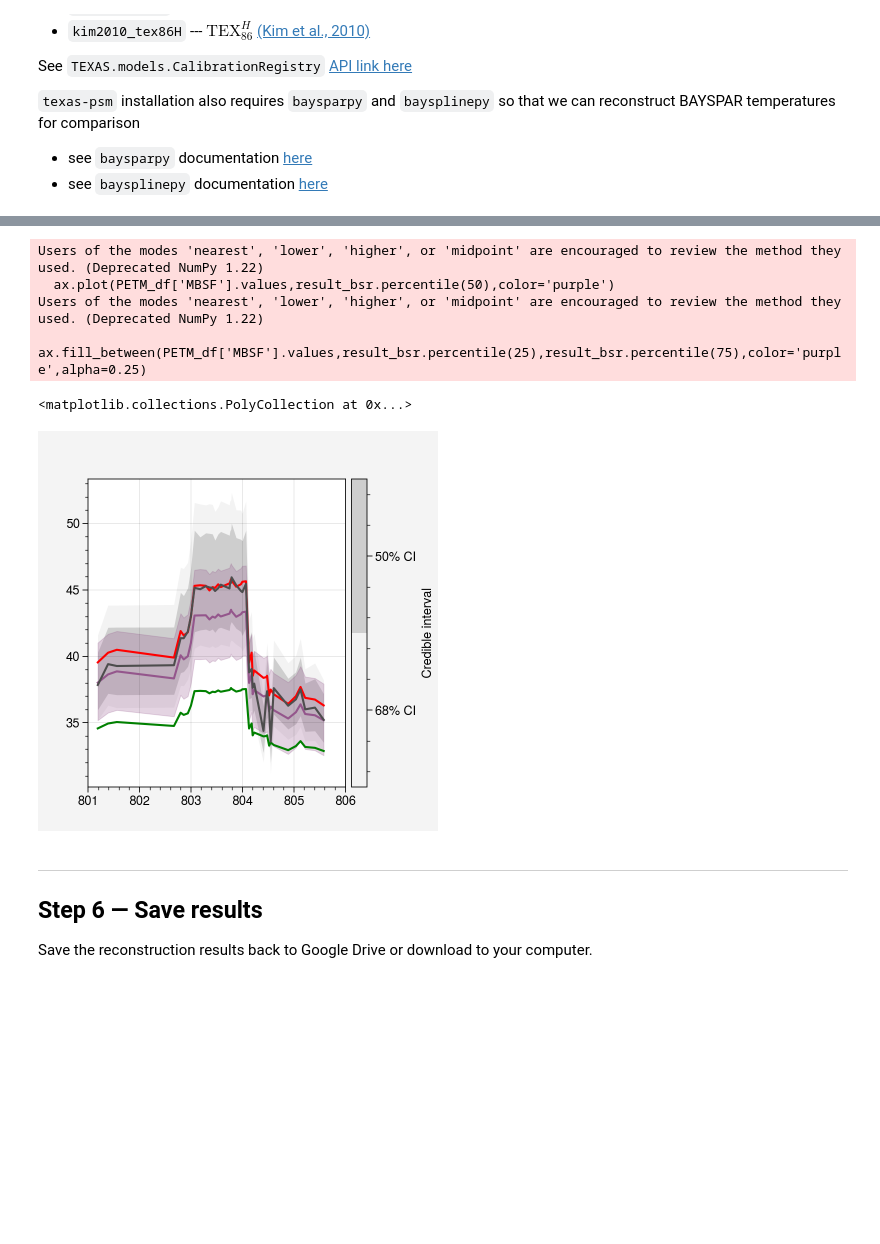
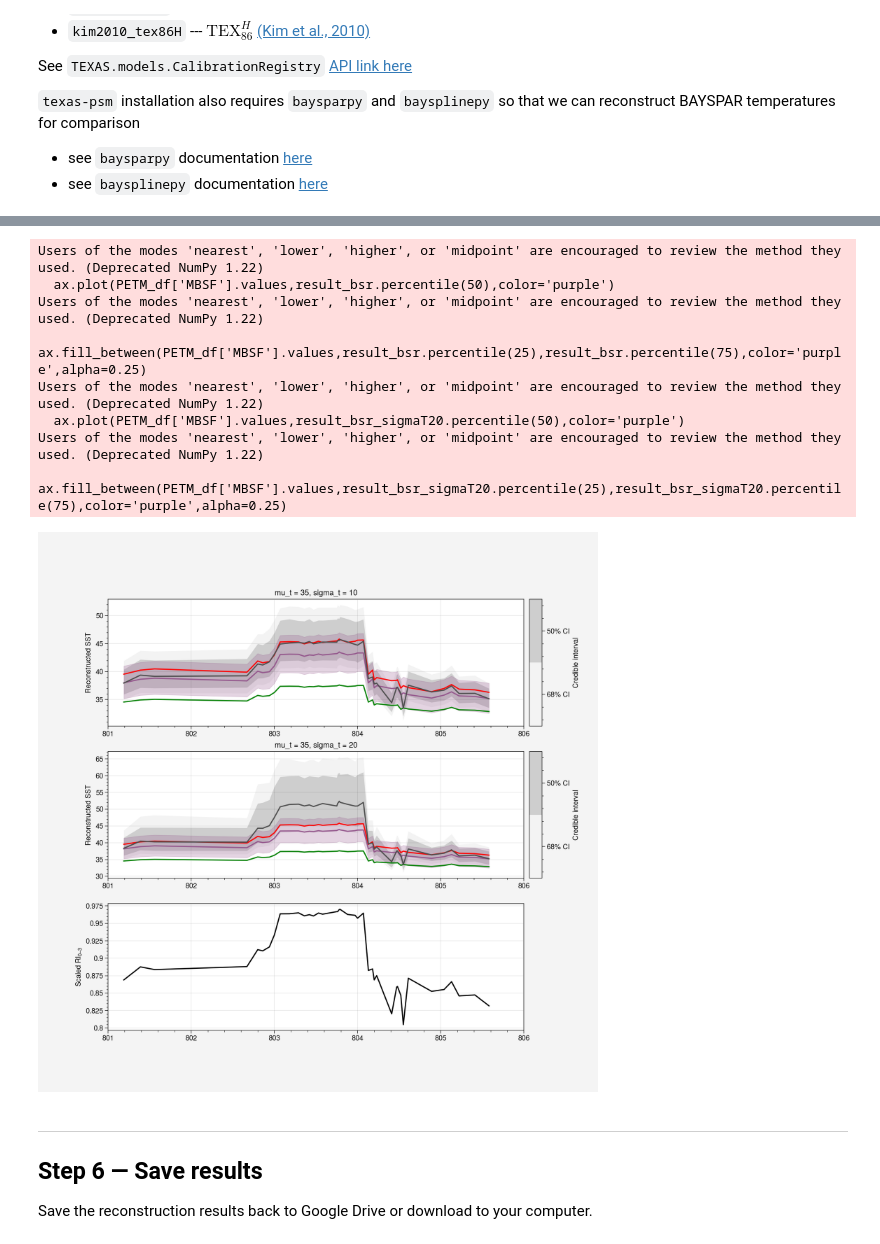
Before and after one commit to PaleoLipidRR/TEXAS, a Jupyter notebook: notebooks/quickstart_demo.ipynb, the cells around one changed output, grey strips where cells are left out. Cells and saved outputs as stored; diff of their text form; code cells hidden in the pictures; blank space fills up the shorter version.

```diff
--- a/notebooks/quickstart_demo.ipynb
+++ b/notebooks/quickstart_demo.ipynb
@@ -614,7 +695,7 @@ from scipy.interpolate import interp1d
 import matplotlib as mpl
 from matplotlib.colors import BoundaryNorm, ListedColormap
 
-fig, ax = plt.subplots()
+fig, ax = plt.subplots(figsize=(10,4))
 ax.plot(PETM_df['MBSF'].values, result_PETM['p50'], c='0.3', lw=1.5, zorder=5)
 
 uncertainty_bands = [('p1','p99'), ('p5','p95'), ('p10','p90'), ('p16','p84'), ('p25','p75')]
@@ -686,10 +764,26 @@ array([38.01137732, 38.6317998 , 38.86190495, 38.32874552, 40.07277123,
+# %%
+from mpl_toolkits.axes_grid1 import make_axes_locatable
+
+def attach_cbar(ax, sm=None, labels=None):
+    """Append a fixed-width colorbar slot. If sm is None, reserve & hide it."""
+    divider = make_axes_locatable(ax)
+    cax = divider.append_axes("right", size="3%", pad=0.1)
+    if sm is None:
+        cax.axis("off")           # reserve the space but draw nothing
+        return None
+    cbar = fig.colorbar(sm, cax=cax, ticks=np.arange(n) + 0.5)
+    cbar.set_ticklabels(labels)
+    cbar.set_label('Credible interval')
+    return cbar
 # %%
 import numpy as np
 from scipy.interpolate import interp1d
 import matplotlib as mpl
 from matplotlib.colors import BoundaryNorm, ListedColormap
 
-fig, ax = plt.subplots()
+fig, axs = plt.subplots(figsize=(10,10),nrows=3)
+
+ax = axs[0]
 ax.plot(PETM_df['MBSF'].values, result_PETM['p50'], c='0.3', lw=1.5, zorder=5)
 
 uncertainty_bands = [('p16','p84'), ('p25','p75')]
@@ -697,39 +791,78 @@ labels = ['68% CI', '50% CI']
 
 n = len(uncertainty_bands)
 gray_colors = plt.get_cmap('greys')(np.linspace(0.1, 0.3, n))
 for i, band in enumerate(uncertainty_bands):
     ax.fill_between(PETM_df['MBSF'].values,
                     result_PETM[band[0]], result_PETM[band[1]],
                     color=gray_colors[i], linewidth=0)
 
 ax.set_xlim(801, 806)
 
 # Colorbar
 cmap_cb = ListedColormap(gray_colors)
 bounds = np.arange(n + 1)  # [0, 1, 2, 3, 4, 5]
 norm_cb = BoundaryNorm(bounds, cmap_cb.N)
 
 sm = mpl.cm.ScalarMappable(cmap=cmap_cb, norm=norm_cb)
-sm.set_array([])
-cbar = fig.colorbar(sm, ax=ax, pad=0.02, ticks=np.arange(n) + 0.5)
-cbar.set_ticklabels(labels)
-cbar.set_label('Credible interval')
+attach_cbar(ax, sm, labels)
 
 ########### add additional lines from existing models
 ax.plot(PETM_df['MBSF'].values,PETM_df['SST_schouten02'].values,color='red')
 ax.plot(PETM_df['MBSF'].values,PETM_df['SST_kim10_tex86h'].values,color='green')
 
 #### bayspar
 
 ax.plot(PETM_df['MBSF'].values,result_bsr.percentile(50),color='purple')
 ax.fill_between(PETM_df['MBSF'].values,result_bsr.percentile(25),result_bsr.percentile(75),color='purple',alpha=0.25)
+ax.set_ylabel("Reconstructed SST")
+ax.set_title("mu_t = 35, sigma_t = 10")
+
+############################################################
+ax = axs[1]
+ax.plot(PETM_df['MBSF'].values, result_PETM_sigmaT20['p50'], c='0.3', lw=1.5, zorder=5)
+
+uncertainty_bands = [('p16','p84'), ('p25','p75')]
+labels = ['68% CI', '50% CI']
+
+n = len(uncertainty_bands)
+gray_colors = plt.get_cmap('greys')(np.linspace(0.1, 0.3, n))
+for i, band in enumerate(uncertainty_bands):
+    ax.fill_between(PETM_df['MBSF'].values,
+                    result_PETM_sigmaT20[band[0]], result_PETM_sigmaT20[band[1]],
+                    color=gray_colors[i], linewidth=0)
+
+ax.set_xlim(801, 806)
+
+# Colorbar
+attach_cbar(ax, sm, labels)
+
+########### add additional lines from existing models
+ax.plot(PETM_df['MBSF'].values,PETM_df['SST_schouten02'].values,color='red')
+ax.plot(PETM_df['MBSF'].values,PETM_df['SST_kim10_tex86h'].values,color='green')
+
+#### bayspar
+
+ax.plot(PETM_df['MBSF'].values,result_bsr_sigmaT20.percentile(50),color='purple')
+ax.fill_between(PETM_df['MBSF'].values,result_bsr_sigmaT20.percentile(25),result_bsr_sigmaT20.percentile(75),color='purple',alpha=0.25)
+ax.set_ylabel("Reconstructed SST")
+ax.set_title("mu_t = 35, sigma_t = 20")
+
+############################################################
+ax = axs[2]
+ax.plot(PETM_df['MBSF'].values,PETM_df['scaledRI_cren3'].values,color='k')
+ax.set_xlim(801, 806)
+ax.set_ylabel(u"Scaled RI$_{0\u20133}$")
+attach_cbar(ax)
 # %% [output]
 Users of the modes 'nearest', 'lower', 'higher', or 'midpoint' are encouraged to review the method they used. (Deprecated NumPy 1.22)
   ax.plot(PETM_df['MBSF'].values,result_bsr.percentile(50),color='purple')
 Users of the modes 'nearest', 'lower', 'higher', or 'midpoint' are encouraged to review the method they used. (Deprecated NumPy 1.22)
   ax.fill_between(PETM_df['MBSF'].values,result_bsr.percentile(25),result_bsr.percentile(75),color='purple',alpha=0.25)
+Users of the modes 'nearest', 'lower', 'higher', or 'midpoint' are encouraged to review the method they used. (Deprecated NumPy 1.22)
+  ax.plot(PETM_df['MBSF'].values,result_bsr_sigmaT20.percentile(50),color='purple')
+Users of the modes 'nearest', 'lower', 'higher', or 'midpoint' are encouraged to review the method they used. (Deprecated NumPy 1.22)
+  ax.fill_between(PETM_df['MBSF'].values,result_bsr_sigmaT20.percentile(25),result_bsr_sigmaT20.percentile(75),color='purple',alpha=0.25)
-<matplotlib.collections.PolyCollection at 0x...>
-[figure, old version]
+[figure, new version]
 # %% [markdown]
 ---
 
```
Also changed, not shown: parts of 20 cells of this notebook.
